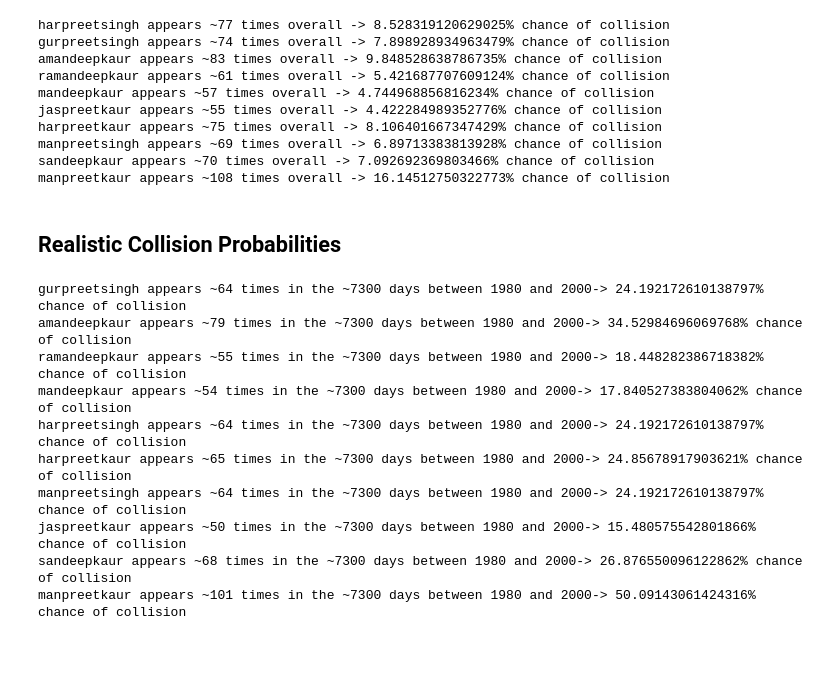
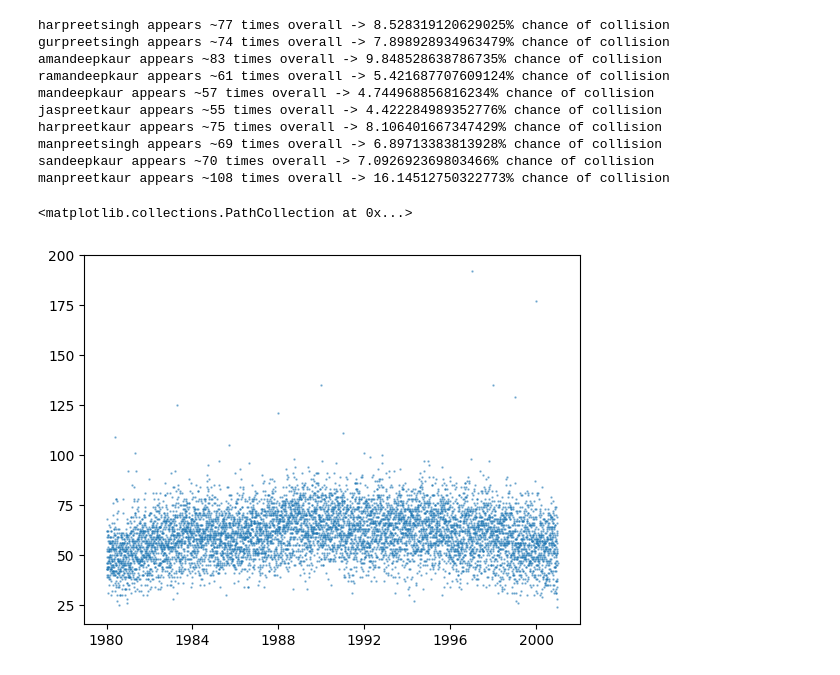
Before and after one commit to Hauteclere/QUT_talks, a Jupyter notebook: data_prep_space.ipynb, the cells around one changed output. Drawn from its saved outputs; the diff is of its cells as text; code cells hidden in the pictures.

```diff
--- a/data_prep_space.ipynb
+++ b/data_prep_space.ipynb
@@ -358,54 +198,21 @@ manpreetkaur appears ~108 times overall -> 16.14512750322773% chance of collisio
 # %%
 early_cutoffdate = datetime(year=1980, month=1, day=1).date()
 late_cutoffdate = datetime(year=2000, month=12, day=31).date()
 
 dob_counts = defaultdict(lambda: 0)
 
 for dob in dobs:
-    if dob is not None and dob>cutoffdate:
+    if dob is not None and early_cutoffdate<dob<late_cutoffdate:
         dob_counts[dob]+=1
 
 dob_counts = sorted(list(dob_counts.items()), key=lambda item: item[0])
 
 plt.scatter(
     [x[0] for x in dob_counts],
     [y[1] for y in dob_counts],
     alpha=0.5,
     s=0.5
     )
+# %% [output]
+<matplotlib.collections.PathCollection at 0x...>
+[figure, added]
-# %%
-birthday_dict = defaultdict(lambda: set())
-
-for person in full_names_and_dobs:
-    if datetime(year=1980, month=1, day=1).date() < person[2] < datetime(year=2000, month=12, day=31).date():
-        birthday_dict[f"{re.sub(char_regex, '', person[0].lower())}{re.sub(char_regex, '', person[1].lower())}"].add(person[2])
-
-person_count_dict = {name: len(birthday_set) for name, birthday_set in birthday_dict.items()}
-
-person_counts_list = [(index, value) for index, value in enumerate(sorted(list(person_count_dict.values())))][-1000:]
-
-display(Markdown("## Realistic Collision Probabilities"))
-def collision_probability(num_peeps):
-    chance_ok = 1
-    for x in range(num_peeps):
-        chance_ok = chance_ok * ((7300-x)/7300)
-    return (1-chance_ok)*100
-
-total = sum(person_count_dict.values())
-
-top_ten = {name: count for name, count in person_count_dict.items() if count>=person_counts_list[-10][1]}
-
-for name, count in top_ten.items():
-    print(f"{name} appears ~{count} times in the ~7300 days between 1980 and 2000-> {collision_probability(count)}% chance of collision")
-# %% [output]
-## Realistic Collision Probabilities
-gurpreetsingh appears ~64 times in the ~7300 days between 1980 and 2000-> 24.192172610138797% chance of collision
-amandeepkaur appears ~79 times in the ~7300 days between 1980 and 2000-> 34.52984696069768% chance of collision
-ramandeepkaur appears ~55 times in the ~7300 days between 1980 and 2000-> 18.448282386718382% chance of collision
-mandeepkaur appears ~54 times in the ~7300 days between 1980 and 2000-> 17.840527383804062% chance of collision
-harpreetsingh appears ~64 times in the ~7300 days between 1980 and 2000-> 24.192172610138797% chance of collision
-harpreetkaur appears ~65 times in the ~7300 days between 1980 and 2000-> 24.85678917903621% chance of collision
-manpreetsingh appears ~64 times in the ~7300 days between 1980 and 2000-> 24.192172610138797% chance of collision
-jaspreetkaur appears ~50 times in the ~7300 days between 1980 and 2000-> 15.480575542801866% chance of collision
-sandeepkaur appears ~68 times in the ~7300 days between 1980 and 2000-> 26.876550096122862% chance of collision
-manpreetkaur appears ~101 times in the ~7300 days between 1980 and 2000-> 50.09143061424316% chance of collision
```
Also changed, not shown: parts of 10 cells of this notebook.
